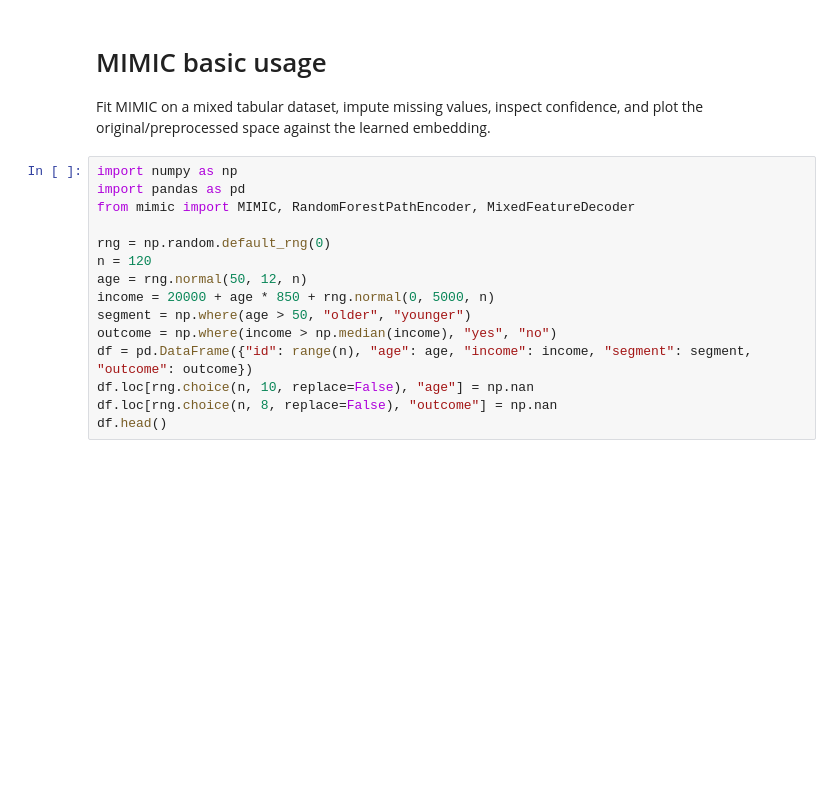
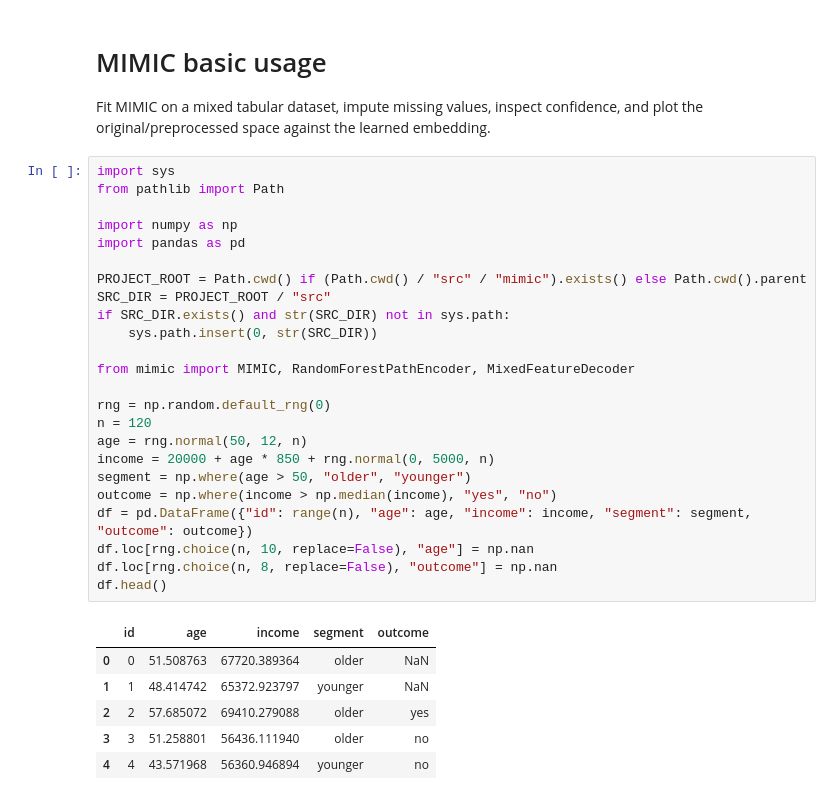
Before and after one commit to fabriziocosta/MIMIC, a Jupyter notebook: notebooks/01_basic_usage.ipynb, the cells around one changed output. Cells and saved outputs as stored; diff of their text form; blank space fills up the shorter version.

```diff
--- a/notebooks/01_basic_usage.ipynb
+++ b/notebooks/01_basic_usage.ipynb
@@ -3,20 +3,36 @@
 
 Fit MIMIC on a mixed tabular dataset, impute missing values, inspect confidence, and plot the original/preprocessed space against the learned embedding.
 # %%
+import sys
+from pathlib import Path
+
 import numpy as np
 import pandas as pd
+
+PROJECT_ROOT = Path.cwd() if (Path.cwd() / "src" / "mimic").exists() else Path.cwd().parent
+SRC_DIR = PROJECT_ROOT / "src"
+if SRC_DIR.exists() and str(SRC_DIR) not in sys.path:
+    sys.path.insert(0, str(SRC_DIR))
+
 from mimic import MIMIC, RandomForestPathEncoder, MixedFeatureDecoder
 
 rng = np.random.default_rng(0)
 n = 120
 age = rng.normal(50, 12, n)
 income = 20000 + age * 850 + rng.normal(0, 5000, n)
 segment = np.where(age > 50, "older", "younger")
 outcome = np.where(income > np.median(income), "yes", "no")
 df = pd.DataFrame({"id": range(n), "age": age, "income": income, "segment": segment, "outcome": outcome})
 df.loc[rng.choice(n, 10, replace=False), "age"] = np.nan
 df.loc[rng.choice(n, 8, replace=False), "outcome"] = np.nan
 df.head()
+# %% [output]
+|  | id | age | income | segment | outcome |
+| 0 | 0 | 51.508763 | 67720.389364 | older | NaN |
+| 1 | 1 | 48.414742 | 65372.923797 | younger | NaN |
+| 2 | 2 | 57.685072 | 69410.279088 | older | yes |
+| 3 | 3 | 51.258801 | 56436.111940 | older | no |
+| 4 | 4 | 43.571968 | 56360.946894 | younger | no |
 # %%
 mimic = MIMIC(
     ignore_columns=["id"],
```
Also changed, not shown: parts of 3 cells of this notebook, 5 other files.
